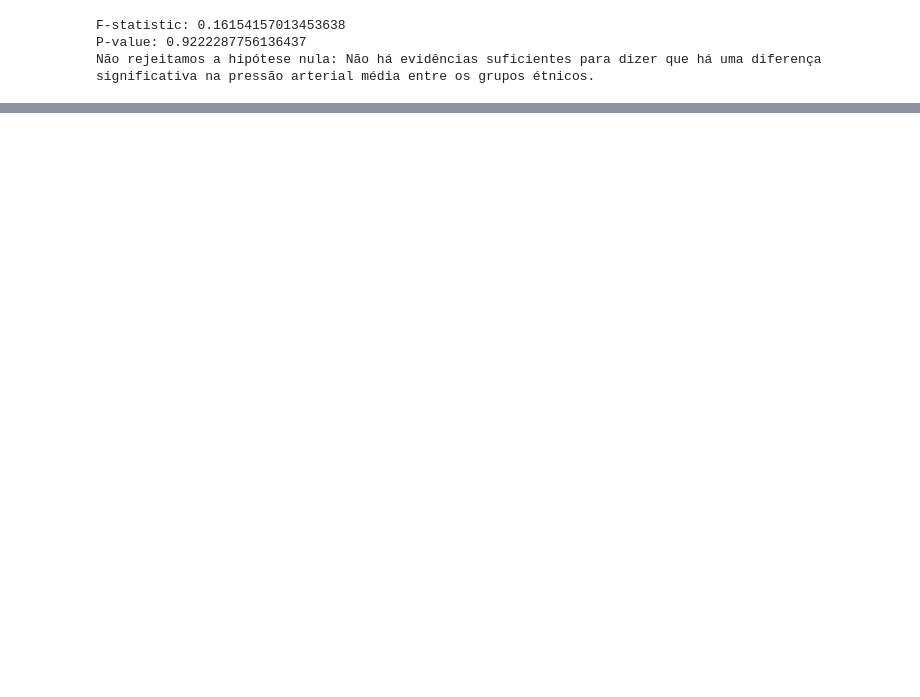
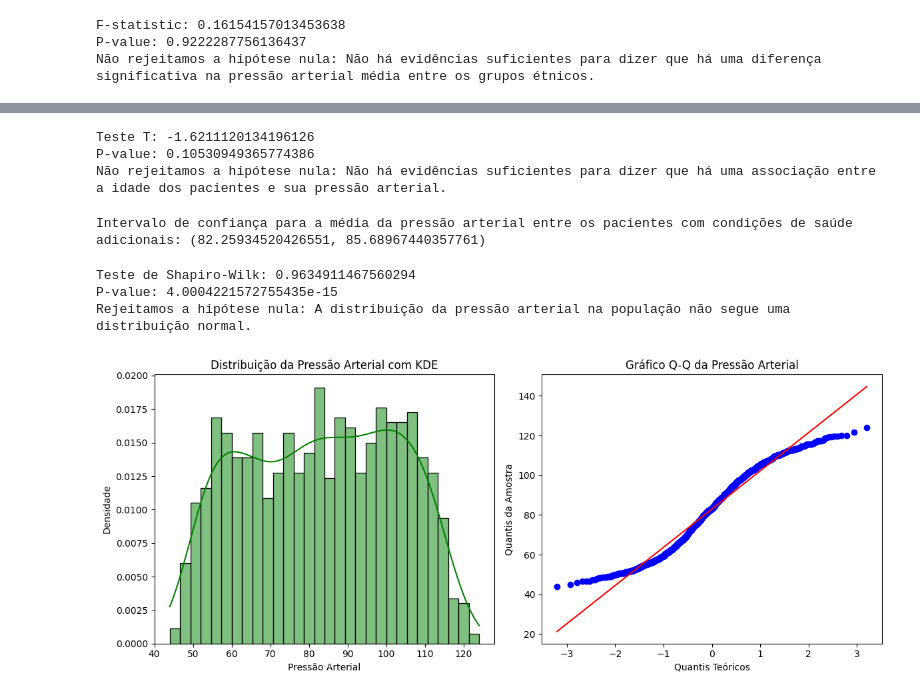
Before and after one commit to dsreliete/Womakerscode_DA_desafio_individual, a Jupyter notebook: DesafioIndividual5ElietedaSilvaRodrigues.ipynb, the cells around one changed output, grey strips where cells are left out. Drawn from its saved outputs; the diff is of its cells as text; code cells hidden in the pictures; blank space fills up the shorter version.

```diff
--- a/DesafioIndividual5ElietedaSilvaRodrigues.ipynb
+++ b/DesafioIndividual5ElietedaSilvaRodrigues.ipynb
@@ -256,9 +282,73 @@ Não rejeitamos a hipótese nula: Não há evidências suficientes para dizer qu
 # 8. Existe uma associação entre a idade dos pacientes e sua pressão arterial?
 # a. Hipótese Nula (H0): se a pressão arterial é independente da idade
 # b. Hipótese Alternativa (H1): a pressão arterial esta associada a idade
+
+amostra_saudavel= df_pacientes[df_pacientes['Estado_Saude'] == 0]
+amostra_com_condicoes_saude = df_pacientes[df_pacientes['Estado_Saude'] == 1]
+
+t_stat, p_value = stats.ttest_ind(amostra_saudavel['PAM'], amostra_com_condicoes_saude['PAM'])
+
+print(f"Teste T: {t_stat}")
+print(f"P-value: {p_value}")
+
+alpha = 0.05
+if p_value < alpha:
+    print("Rejeitamos a hipótese nula: Há uma associação entre a idade dos pacientes e sua pressão arterial.")
+    print("A pressão arterial é associada à idade dos pacientes.")
+else:
+    print("Não rejeitamos a hipótese nula: Não há evidências suficientes para dizer que há uma associação entre a idade dos pacientes e sua pressão arterial.")
+# %% [output]
+Teste T: -1.6211120134196126
+P-value: 0.10530949365774386
+Não rejeitamos a hipótese nula: Não há evidências suficientes para dizer que há uma associação entre a idade dos pacientes e sua pressão arterial.
 # %%
 # 9. Qual é o intervalo de confiança para a média da pressão arterial entre os pacientes com condições de saúde adicionais? (nível de confiança 95%)
+
+amostra_com_condicoes_saude = df_pacientes[df_pacientes['Estado_Saude'] == 1]
+media_pam = amostra_com_condicoes_saude['PAM'].mean()
+desvio_padrao_pam = amostra_com_condicoes_saude['PAM'].std()
+n = len(amostra_com_condicoes_saude)
+
+nivel_confianca = 0.95
+
+ic = stats.t.interval(nivel_confianca, df=n-1, loc=media_pam, scale=desvio_padrao_pam/np.sqrt(n))
+print(f"Intervalo de confiança para a média da pressão arterial entre os pacientes com condições de saúde adicionais: {ic}")
+# %% [output]
+Intervalo de confiança para a média da pressão arterial entre os pacientes com condições de saúde adicionais: (82.25934520426551, 85.68967440357761)
 # %%
 # 10. A distribuição da pressão arterial na população segue uma distribuição normal?
 # a. Hipótese Nula (H0): A distribuição da pressão arterial na população segue uma distribuição normal.
 # b. Hipótese Alternativa (H1): A distribuição da pressão arterial na população não segue uma distribuição normal.
+
+stat, p = stats.shapiro(df_pacientes['PAM'])
+print(f"Teste de Shapiro-Wilk: {stat}")
+print(f"P-value: {p}")
+
+alpha = 0.05
+if p < alpha:
+    print("Rejeitamos a hipótese nula: A distribuição da pressão arterial na população não segue uma distribuição normal.")
+else:
+    print("Não rejeitamos a hipótese nula: A distribuição da pressão arterial na população segue uma distribuição normal.")
+# %% [output]
+Teste de Shapiro-Wilk: 0.9634911467560294
+P-value: 4.0004221572755435e-15
+Rejeitamos a hipótese nula: A distribuição da pressão arterial na população não segue uma distribuição normal.
+# %%
+plt.figure(figsize=(12, 5))
+
+plt.subplot(1, 2, 1)  # 1 linha, 2 colunas, 1º gráfico
+sns.histplot(df_pacientes['PAM'], kde=True, stat="density", color='green', bins=30)
+plt.title('Distribuição da Pressão Arterial com KDE')
+plt.xlabel('Pressão Arterial')
+plt.ylabel('Densidade')
+
+plt.subplot(1, 2, 2)  # 1 linha, 2 colunas, 2º gráfico
+stats.probplot(df_pacientes['PAM'], dist="norm", plot=plt)
+plt.title('Gráfico Q-Q da Pressão Arterial')
+plt.xlabel('Quantis Teóricos')
+plt.ylabel('Quantis da Amostra')
+
+plt.tight_layout()
+plt.show()
+# %% [output]
+[figure, added]
```
Also changed, not shown: parts of 7 cells of this notebook.
